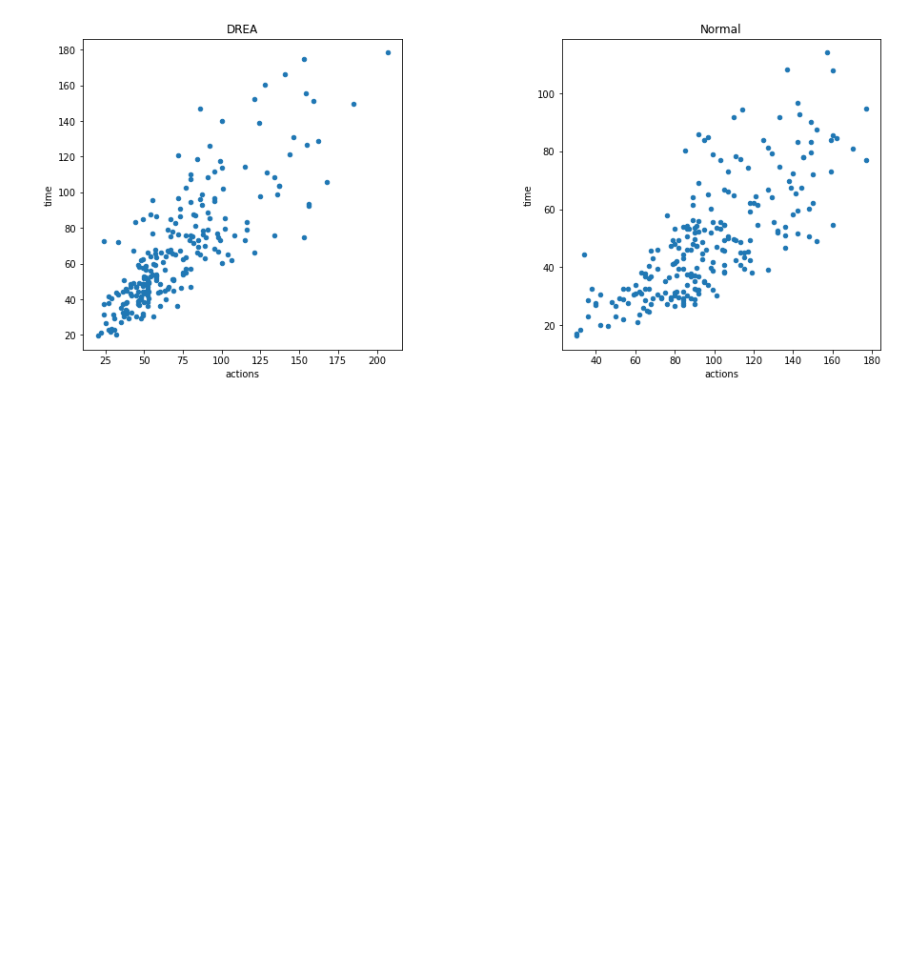
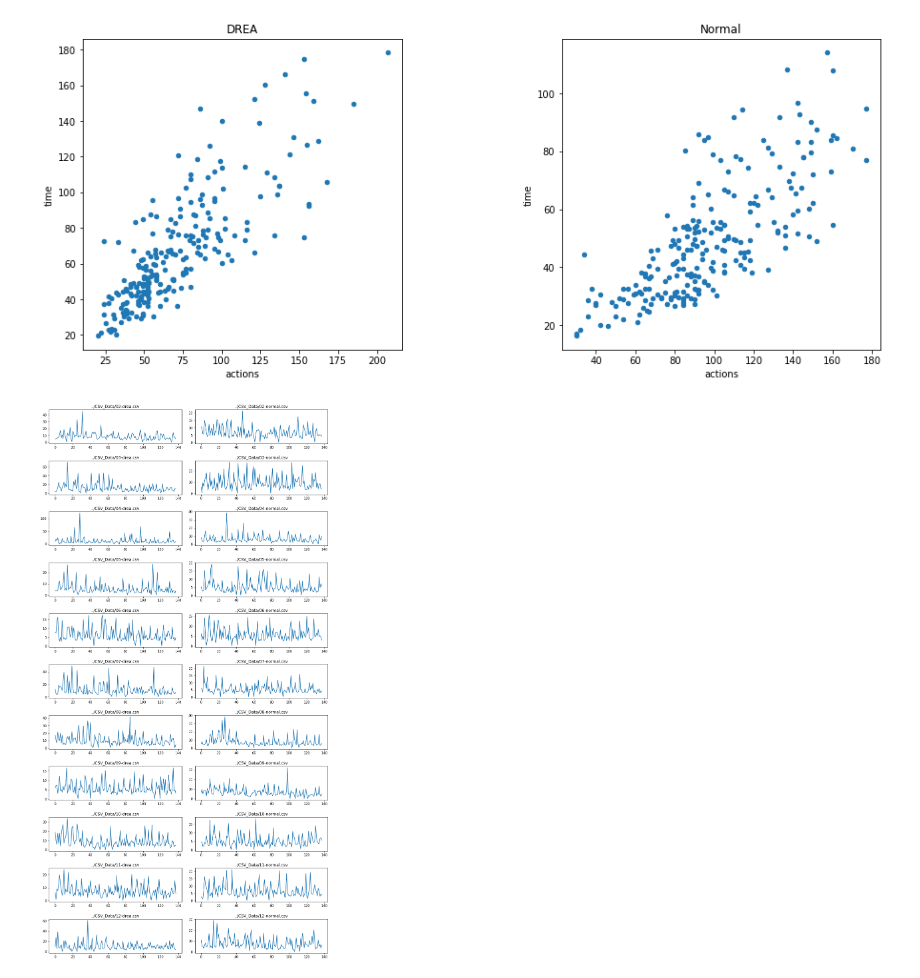
Before and after one commit to nickcrisci/Bachelorarbeit, a Jupyter notebook: Analyse.ipynb, the cells around one changed output. Saved outputs shown, nothing was run; the diff lists cells and outputs as text; code cells hidden in the pictures; blank space fills up the shorter version.

```diff
--- a/Analyse.ipynb
+++ b/Analyse.ipynb
@@ -158,3 +158,19 @@ def get_mode(filename):
     _filename = os.path.basename(filename).split("-")
     mode = _filename[1].split(".")[0]
     return mode
+# %%
+def speed_by_id(*filenames):
+    for filename in filenames:
+        speed = pd.read_csv(path_to_csvs + filename)
+        event_filter = speed["event"] == "CHAR_CLICKED"
+        inverted = speed[event_filter].sort_values(by="timestamp", ascending=False)
+        times = []
+        old = None
+        for time in inverted["timestamp"]:
+            if old == None:
+                old = time
+                continue
+            else:
+                times.append((old - time) / 1000)
+                old = time
+        yield pd.Series(times[::-1])
@@ -390,3 +431,25 @@ plt.subplots_adjust(wspace=0.5)
 plt.show()
 # %% [output]
 [figure]
+# %%
+fig, ax = plt.subplots(11, 2, figsize=(15,30))
+files = get_csv_data()
+ycounter = 0
+xcounter = 0
+for file in files:
+    if "speeds" in file:
+        continue
+    if "01" in file:
+        continue
+    if xcounter == 2:
+        xcounter = 0
+        ycounter += 1
+
+    data = next(speed_by_id(file))
+    data.plot(title=file, ax=ax[ycounter, xcounter])
+    xcounter += 1
+
+plt.subplots_adjust(wspace=0.1, hspace=0.5)
+plt.show()
+# %% [output]
+[figure, added]
```
Also changed, not shown: parts of 4 cells of this notebook.
